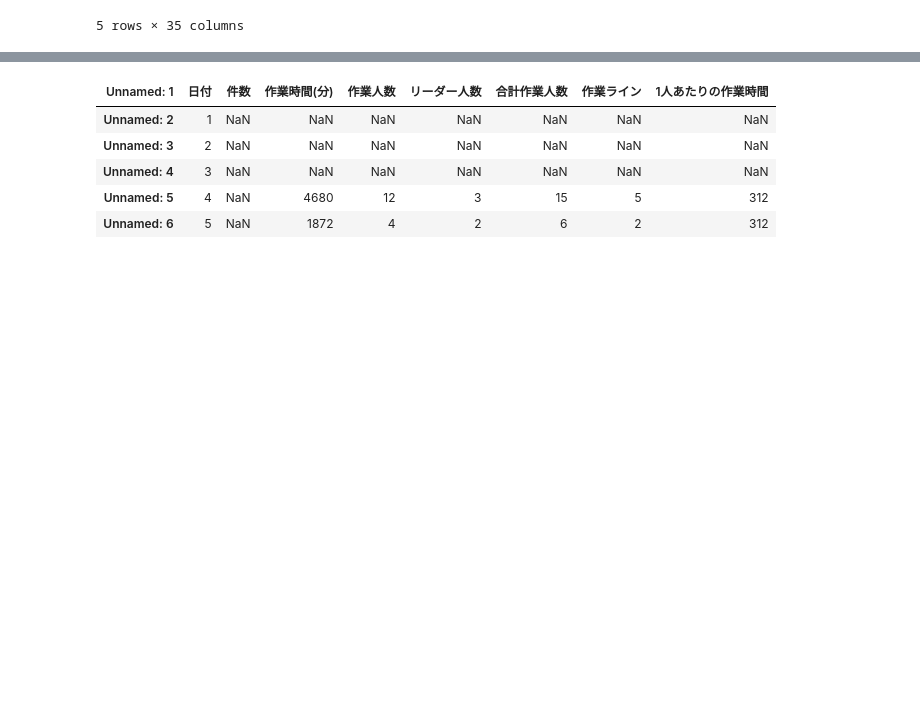
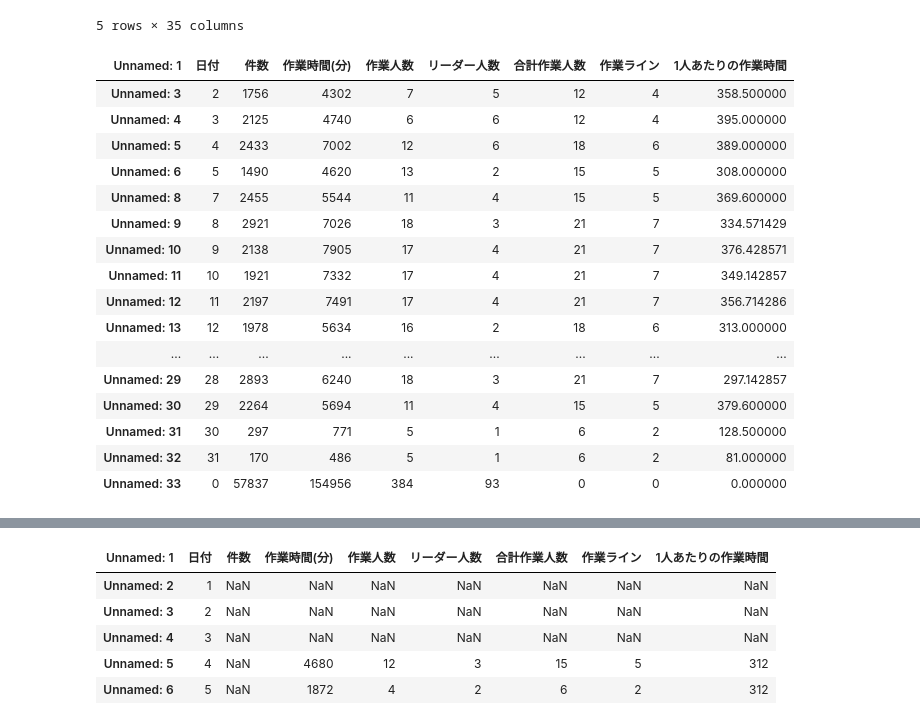
Before and after one commit to BLPparttime/orderpredict, a Jupyter notebook: yosoku/4predict.ipynb, the cells around one changed output, grey strips where cells are left out. Drawn from its saved outputs; the diff is of its cells as text; code cells hidden in the pictures; blank space fills up the shorter version.

```diff
--- a/yosoku/4predict.ipynb
+++ b/yosoku/4predict.ipynb
@@ -26,0 +70,2 @@ data_4.head()
+# %%
+file_path_10 = './data/【10月】分析+day.xlsx'  # Excelファイルのパスを指定
@@ -27,3 +74,23 @@ data_4.head()
+# %%
+clean_logistics_data(file_path_10, sheet_name)
+# %% [output]
+| Unnamed: 1 | 日付 | 件数 | 作業時間(分) | 作業人数 | リーダー人数 | 合計作業人数 | 作業ライン | 1人あたりの作業時間 |
+| Unnamed: 3 | 2 | 1756 | 4302 | 7 | 5 | 12 | 4 | 358.500000 |
+| Unnamed: 4 | 3 | 2125 | 4740 | 6 | 6 | 12 | 4 | 395.000000 |
+| Unnamed: 5 | 4 | 2433 | 7002 | 12 | 6 | 18 | 6 | 389.000000 |
+| Unnamed: 6 | 5 | 1490 | 4620 | 13 | 2 | 15 | 5 | 308.000000 |
+| Unnamed: 8 | 7 | 2455 | 5544 | 11 | 4 | 15 | 5 | 369.600000 |
+| Unnamed: 9 | 8 | 2921 | 7026 | 18 | 3 | 21 | 7 | 334.571429 |
+| Unnamed: 10 | 9 | 2138 | 7905 | 17 | 4 | 21 | 7 | 376.428571 |
+| Unnamed: 11 | 10 | 1921 | 7332 | 17 | 4 | 21 | 7 | 349.142857 |
+| Unnamed: 12 | 11 | 2197 | 7491 | 17 | 4 | 21 | 7 | 356.714286 |
+| Unnamed: 13 | 12 | 1978 | 5634 | 16 | 2 | 18 | 6 | 313.000000 |
+| ... | ... | ... | ... | ... | ... | ... | ... | ... |
+| Unnamed: 29 | 28 | 2893 | 6240 | 18 | 3 | 21 | 7 | 297.142857 |
+| Unnamed: 30 | 29 | 2264 | 5694 | 11 | 4 | 15 | 5 | 379.600000 |
+| Unnamed: 31 | 30 | 297 | 771 | 5 | 1 | 6 | 2 | 128.500000 |
+| Unnamed: 32 | 31 | 170 | 486 | 5 | 1 | 6 | 2 | 81.000000 |
+| Unnamed: 33 | 0 | 57837 | 154956 | 384 | 93 | 0 | 0 | 0.000000 |
 # %%
 # 行列を逆にする
 data_4 = data_4.T
```
Also changed, not shown: parts of 3 cells of this notebook, 3 other files.
